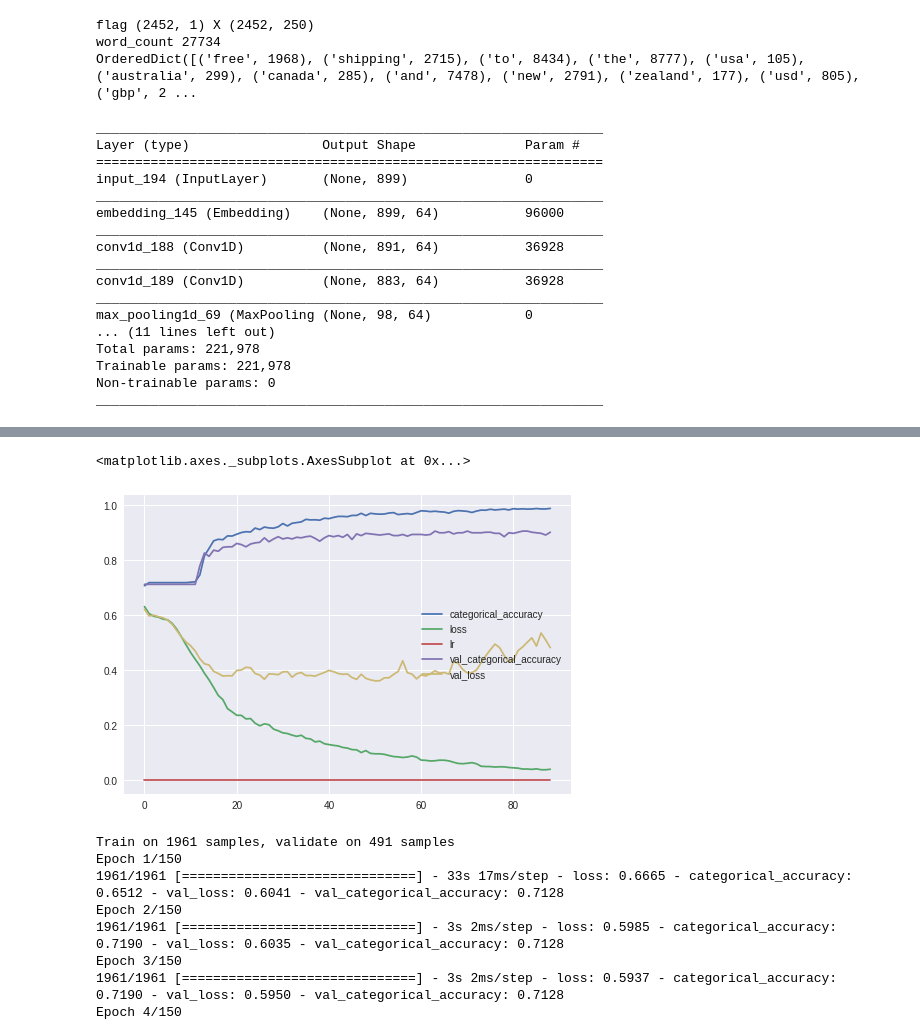
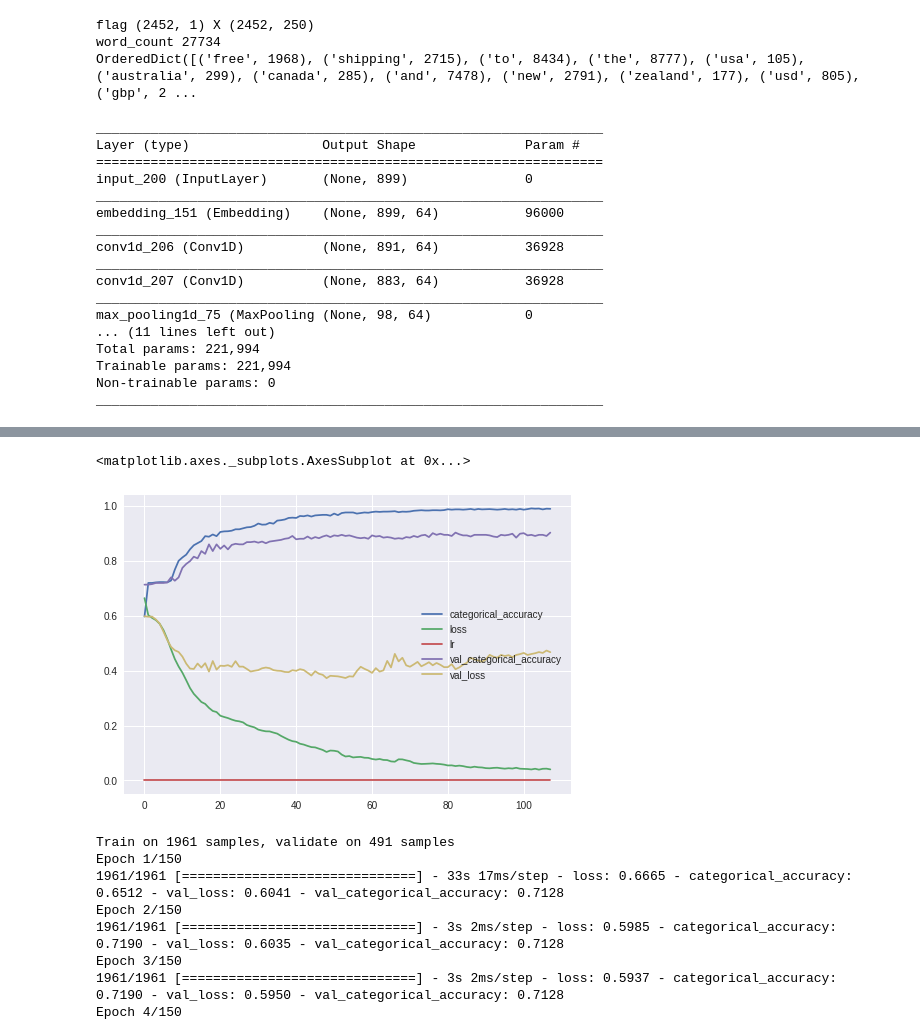
Before and after one commit to sleepless-se/0Colab, a Jupyter notebook: page_satus_conv1d_rnn.ipynb, the cells around one changed output, grey strips where cells are left out. Cells and saved outputs as stored; diff of their text form; code cells hidden in the pictures.

Commit message:
CuDNNLSTM score 90.22%

```diff
--- a/page_satus_conv1d_rnn.ipynb
+++ b/page_satus_conv1d_rnn.ipynb
@@ -200,7 +200,8 @@ def get_model(param):
   conv_layer = layers.MaxPooling1D(9)(conv_layer)
   conv_layer = layers.Dropout(0.25)(conv_layer)
   conv_layer = layers.Conv1D(128, 6, activation='relu')(conv_layer)
-  rnn_layer = layers.Bidirectional(layers.LSTM(2, return_sequences=True,dropout=0.4, kernel_initializer='Orthogonal'))(conv_layer)
+#   rnn_layer = layers.Bidirectional(layers.LSTM(2, return_sequences=True,dropout=0.4, kernel_initializer='Orthogonal'))(conv_layer)
+  rnn_layer = layers.Bidirectional(layers.CuDNNLSTM(2, return_sequences=True, kernel_initializer='Orthogonal'))(conv_layer)
 
   rnn_layer = layers.Flatten()(rnn_layer)
 #   conv_layer = layers.SimpleRNN(2,recurrent_dropout=0.3)(conv_layer)
@@ -217,18 +218,18 @@ get_model(0.2).summary()
 _________________________________________________________________
 Layer (type)                 Output Shape              Param #
 =================================================================
-input_194 (InputLayer)       (None, 899)               0
+input_200 (InputLayer)       (None, 899)               0
 _________________________________________________________________
-embedding_145 (Embedding)    (None, 899, 64)           96000
+embedding_151 (Embedding)    (None, 899, 64)           96000
 _________________________________________________________________
-conv1d_188 (Conv1D)          (None, 891, 64)           36928
+conv1d_206 (Conv1D)          (None, 891, 64)           36928
 _________________________________________________________________
-conv1d_189 (Conv1D)          (None, 883, 64)           36928
+conv1d_207 (Conv1D)          (None, 883, 64)           36928
 _________________________________________________________________
-max_pooling1d_69 (MaxPooling (None, 98, 64)            0
+max_pooling1d_75 (MaxPooling (None, 98, 64)            0
 ... (11 lines left out)
-Total params: 221,978
-Trainable params: 221,978
+Total params: 221,994
+Trainable params: 221,994
 Non-trainable params: 0
 _________________________________________________________________
 # %%
@@ -252,13 +253,11 @@ tsb = TensorBoard(log_dir=base_dir+'logs')
 reduce = ReduceLROnPlateau(monitor='val_loss', factor=0.2, patience=3, min_lr=0.01)
 callbacks_list = [checkpoint,early_stopping,reduce,tsb]
 
-
-train_data = [X, X_seq]
-train_data = X_seq
+train_data = X_seq[:2000]
 
 model = get_model(0.4)
-history = model.fit(train_data, y, validation_split=0.2,verbose=1,epochs=EPOCHS,batch_size=BATCH_SIZE,callbacks=callbacks_list)
-score = model.evaluate(train_data, y)
+history = model.fit(X_train, y_train, validation_split=0.2,verbose=1,epochs=EPOCHS,batch_size=BATCH_SIZE,callbacks=callbacks_list)
+score = model.evaluate(X_train, y_train)
 print(score)
 history = pd.DataFrame(history.history)
 history.plot()
@@ -295,3 +294,3 @@ Epoch 89/150
 <matplotlib.axes._subplots.AxesSubplot at 0x...>
-[figure, old version]
+[figure, new version]
 # %%
```
Also changed, not shown: parts of 2 cells of this notebook.
